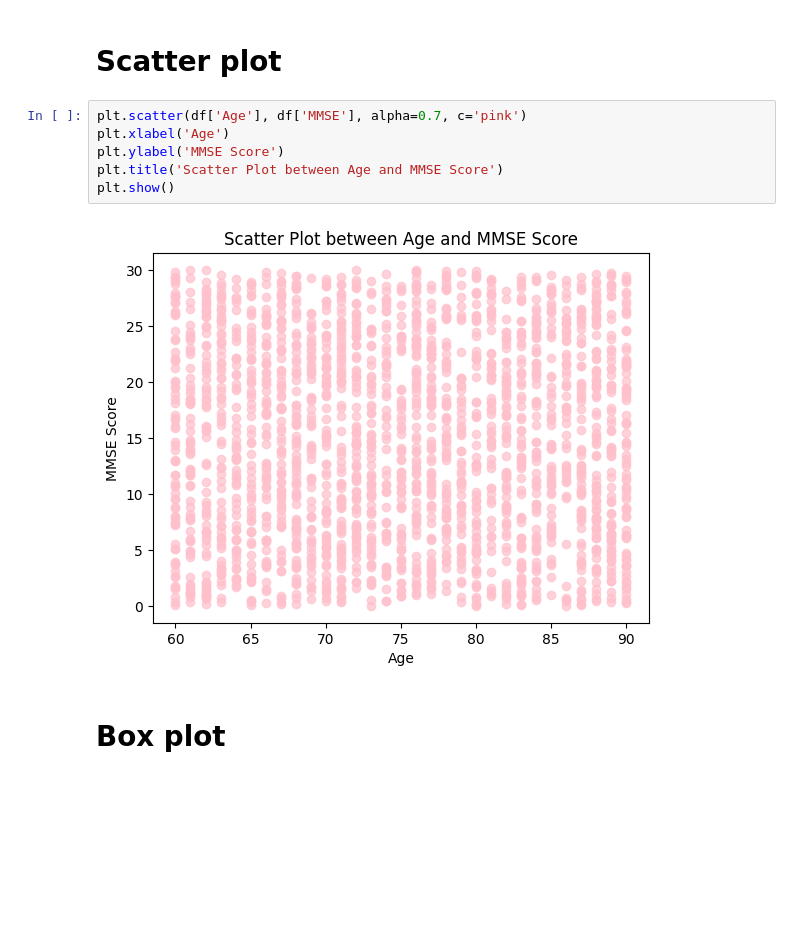
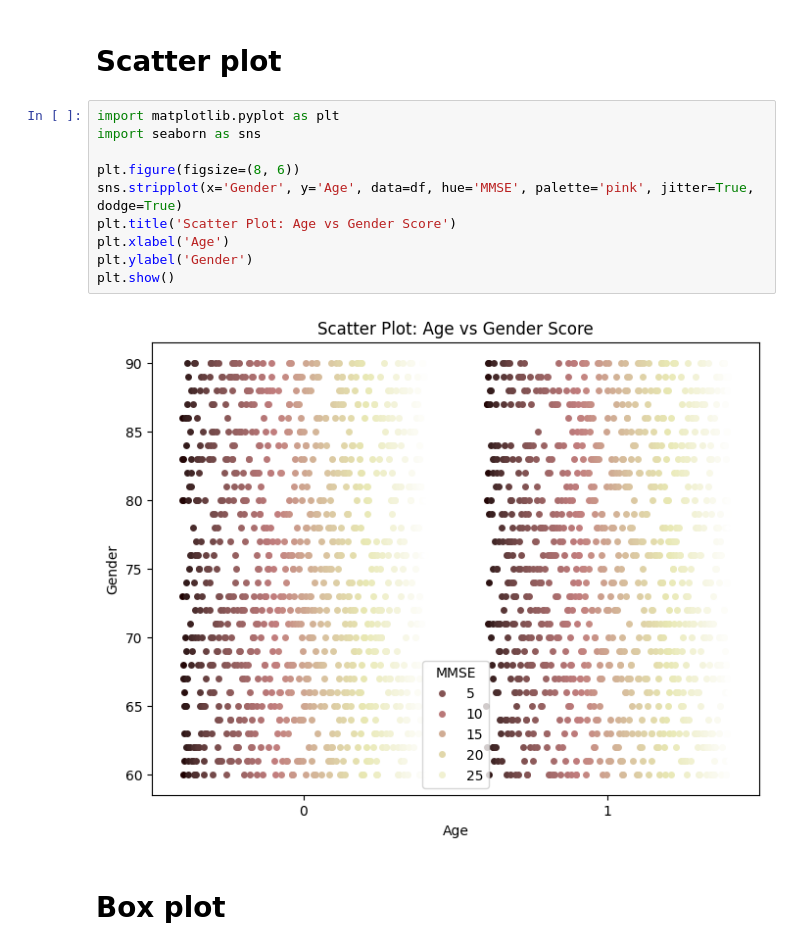
Before and after one commit to leen204/mining-project, a Jupyter notebook: DATA MINING NOTEBOOK.ipynb, the cells around one changed output. Cells and saved outputs as stored; diff of their text form; blank space fills up the shorter version.

```diff
--- a/DATA MINING NOTEBOOK.ipynb
+++ b/DATA MINING NOTEBOOK.ipynb
@@ -187,14 +187,18 @@ plt.show()
 [figure]
 # %% [markdown]
 # Scatter plot
-# %%
-plt.scatter(df['Age'], df['MMSE'], alpha=0.7, c='pink')
-plt.xlabel('Age')
-plt.ylabel('MMSE Score')
-plt.title('Scatter Plot between Age and MMSE Score')
-plt.show()
-# %% [output]
-[figure, removed]
+# %%
+import matplotlib.pyplot as plt
+import seaborn as sns
+
+plt.figure(figsize=(8, 6))
+sns.stripplot(x='Gender', y='Age', data=df, hue='MMSE', palette='pink', jitter=True, dodge=True)
+plt.title('Scatter Plot: Age vs Gender Score')
+plt.xlabel('Age')
+plt.ylabel('Gender')
+plt.show()
+# %% [output]
+[figure, added]
 # %% [markdown]
 
 # Box plot
```
Also changed, not shown: parts of 3 cells of this notebook.
